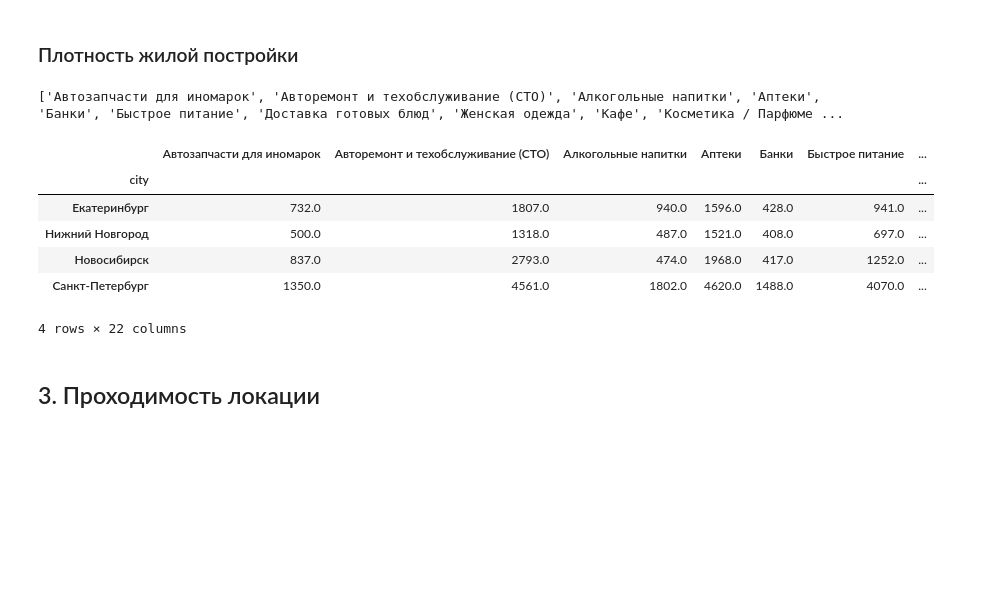
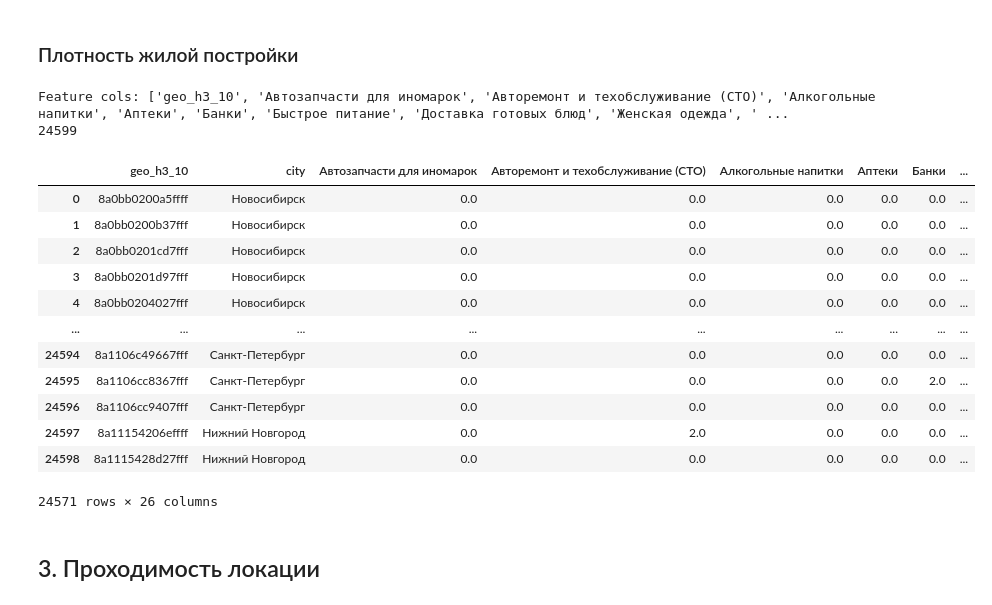
Before and after one commit to vladislav3112/alpha-bank-contest, a Jupyter notebook: result.ipynb, the cells around one changed output. Drawn from its saved outputs; the diff is of its cells as text; code cells hidden in the pictures; blank space fills up the shorter version.

Commit message:
joined table added

```diff
--- a/result.ipynb
+++ b/result.ipynb
@@ -185,23 +185,32 @@ Name: population, dtype: int64
 # %%
 #print(df_companies.head())
 feature_cols = list(df_companies)
-feature_cols.remove('geo_h3_10')
 feature_cols.remove('city')
 feature_cols.remove('lat')
 feature_cols.remove('lon')
-print(feature_cols)
-df_companies.fillna(0)
-df_total_bulding_by_city = df_companies.drop_duplicates().groupby('city')[feature_cols].agg('sum')
-df_total_bulding_by_city
+print('Feature cols:', feature_cols)
+df_companies.fillna(0,inplace=True)
+print(len(df_companies.drop_duplicates()))
+df_companies_res = df_companies.drop_duplicates(subset=['geo_h3_10'])
+df_companies_res
+#df_total_bulding_by_city = df_companies.drop_duplicates().groupby('city')[feature_cols].agg('sum')
+#df_total_bulding_by_city
 # %% [output]
-['Автозапчасти для иномарок', 'Авторемонт и техобслуживание (СТО)', 'Алкогольные напитки', 'Аптеки', 'Банки', 'Быстрое питание', 'Доставка готовых блюд', 'Женская одежда', 'Кафе', 'Косметика / Парфюме ...
+Feature cols: ['geo_h3_10', 'Автозапчасти для иномарок', 'Авторемонт и техобслуживание (СТО)', 'Алкогольные напитки', 'Аптеки', 'Банки', 'Быстрое питание', 'Доставка готовых блюд', 'Женская одежда', ' ...
+24599
-|  | Автозапчасти для иномарок | Авторемонт и техобслуживание (СТО) | Алкогольные напитки | Аптеки | Банки | Быстрое питание | ... |
-| city |  |  |  |  |  |  | ... |
-| Екатеринбург | 732.0 | 1807.0 | 940.0 | 1596.0 | 428.0 | 941.0 | ... |
-| Нижний Новгород | 500.0 | 1318.0 | 487.0 | 1521.0 | 408.0 | 697.0 | ... |
-| Новосибирск | 837.0 | 2793.0 | 474.0 | 1968.0 | 417.0 | 1252.0 | ... |
-| Санкт-Петербург | 1350.0 | 4561.0 | 1802.0 | 4620.0 | 1488.0 | 4070.0 | ... |
+|  | geo_h3_10 | city | Автозапчасти для иномарок | Авторемонт и техобслуживание (СТО) | Алкогольные напитки | Аптеки | Банки | ... |
+| 0 | 8a0bb0200a5ffff | Новосибирск | 0.0 | 0.0 | 0.0 | 0.0 | 0.0 | ... |
+| 1 | 8a0bb0200b37fff | Новосибирск | 0.0 | 0.0 | 0.0 | 0.0 | 0.0 | ... |
+| 2 | 8a0bb0201cd7fff | Новосибирск | 0.0 | 0.0 | 0.0 | 0.0 | 0.0 | ... |
+| 3 | 8a0bb0201d97fff | Новосибирск | 0.0 | 0.0 | 0.0 | 0.0 | 0.0 | ... |
+| 4 | 8a0bb0204027fff | Новосибирск | 0.0 | 0.0 | 0.0 | 0.0 | 0.0 | ... |
+| ... | ... | ... | ... | ... | ... | ... | ... | ... |
+| 24594 | 8a1106c49667fff | Санкт-Петербург | 0.0 | 0.0 | 0.0 | 0.0 | 0.0 | ... |
+| 24595 | 8a1106cc8367fff | Санкт-Петербург | 0.0 | 0.0 | 0.0 | 0.0 | 2.0 | ... |
+| 24596 | 8a1106cc9407fff | Санкт-Петербург | 0.0 | 0.0 | 0.0 | 0.0 | 0.0 | ... |
+| 24597 | 8a11154206effff | Нижний Новгород | 0.0 | 2.0 | 0.0 | 0.0 | 0.0 | ... |
+| 24598 | 8a1115428d27fff | Нижний Новгород | 0.0 | 0.0 | 0.0 | 0.0 | 0.0 | ... |
-4 rows × 22 columns
+24571 rows × 26 columns
 # %% [markdown]
 ## 3. Проходимость локации
 # %%
```
Also changed, not shown: parts of 13 cells of this notebook.
